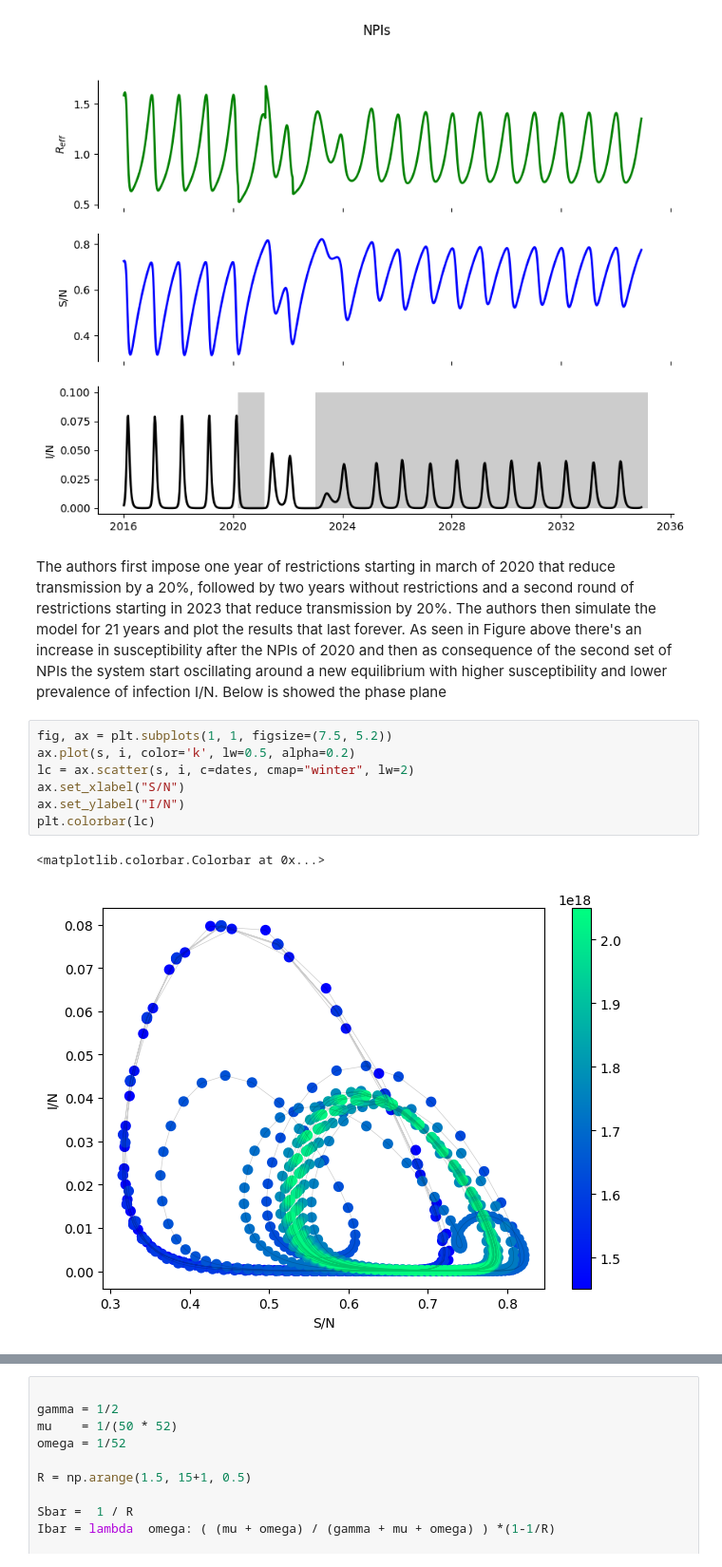
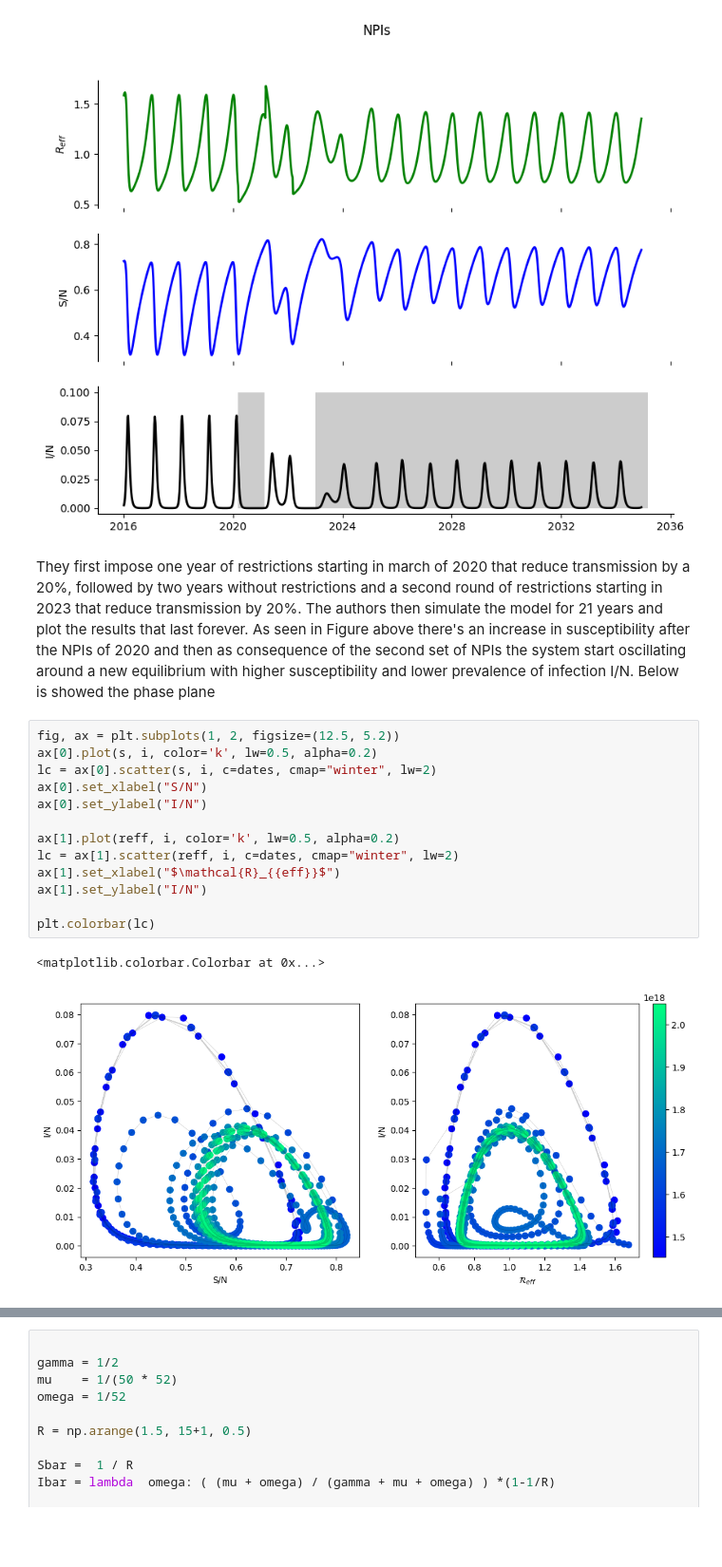
Before and after one commit to ChaosDonkey06/replicated_papers, a Jupyter notebook: 01.ipynb, the cells around one changed output, grey strips where cells are left out. Shown at 95% size. Drawn from its saved outputs; the diff is of its cells as text; blank space fills up the shorter version.

```diff
--- a/01.ipynb
+++ b/01.ipynb
@@ -184,15 +184,21 @@ plt.suptitle("NPIs")
 Text(0.5, 0.98, 'NPIs')
 [figure]
 # %% [markdown]
-The authors first impose one year of restrictions starting in march of 2020 that reduce transmission by a 20%, followed by two years without restrictions and a second round of restrictions starting in 2023 that reduce transmission by 20%. The authors then simulate the model for 21 years and plot the results that last forever.
+They first impose one year of restrictions starting in march of 2020 that reduce transmission by a 20%, followed by two years without restrictions and a second round of restrictions starting in 2023 that reduce transmission by 20%. The authors then simulate the model for 21 years and plot the results that last forever.
 As seen in Figure above there's an increase in susceptibility after the NPIs of 2020 and then as consequence of the second set of NPIs the system start oscillating around a new equilibrium with higher susceptibility and lower prevalence of infection I/N. Below is showed the phase plane
 # %%
-fig, ax = plt.subplots(1, 1, figsize=(7.5, 5.2))
-ax.plot(s, i, color='k', lw=0.5, alpha=0.2)
-lc = ax.scatter(s, i, c=dates, cmap="winter", lw=2)
-ax.set_xlabel("S/N")
-ax.set_ylabel("I/N")
+fig, ax = plt.subplots(1, 2, figsize=(12.5, 5.2))
+ax[0].plot(s, i, color='k', lw=0.5, alpha=0.2)
+lc = ax[0].scatter(s, i, c=dates, cmap="winter", lw=2)
+ax[0].set_xlabel("S/N")
+ax[0].set_ylabel("I/N")
+
+ax[1].plot(reff, i, color='k', lw=0.5, alpha=0.2)
+lc = ax[1].scatter(reff, i, c=dates, cmap="winter", lw=2)
+ax[1].set_xlabel("$\mathcal{R}_{{eff}}$")
+ax[1].set_ylabel("I/N")
+
 plt.colorbar(lc)
 # %% [output]
 <matplotlib.colorbar.Colorbar at 0x...>
-[figure, old version]
+[figure, new version]
```
Also changed, not shown: parts of 3 cells of this notebook.
